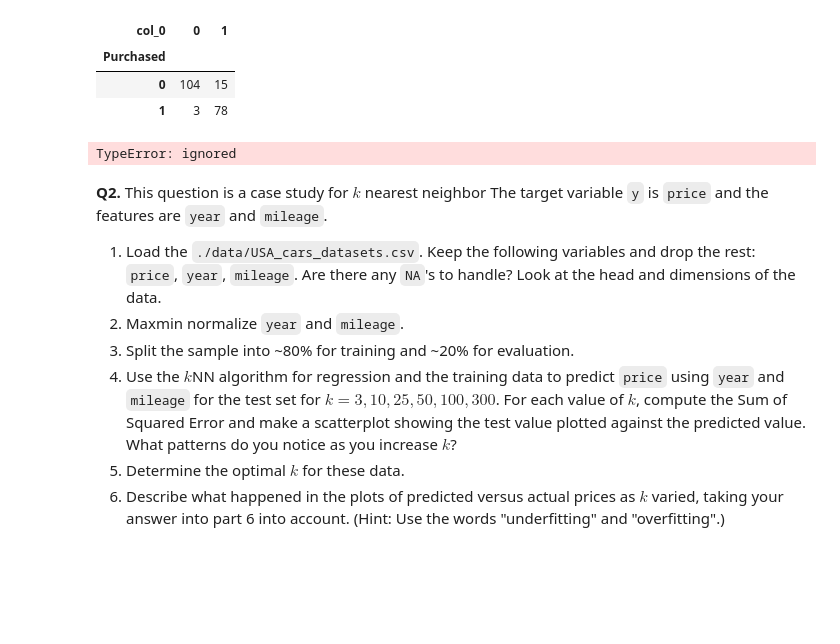
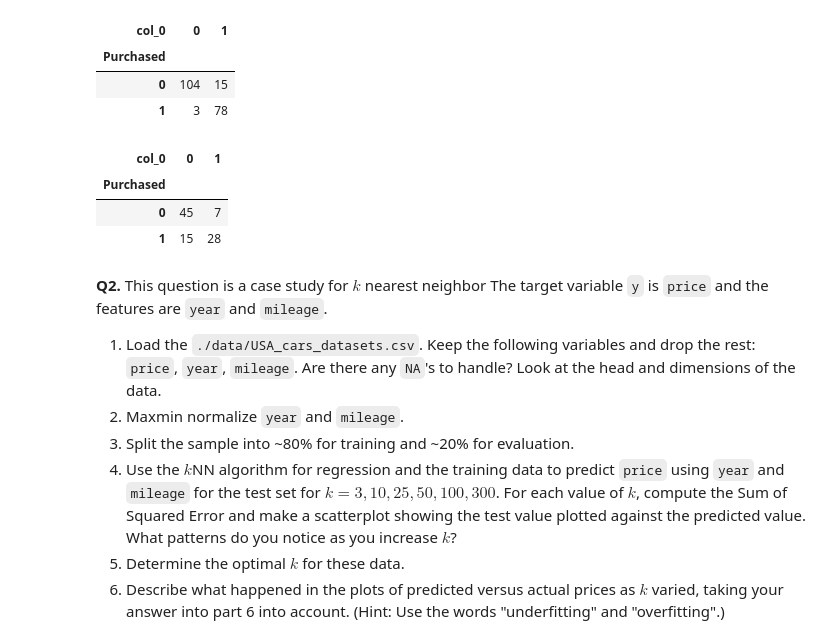
Before and after one commit to ToriStoner/assignment3, a Jupyter notebook: assignment_knn_and_kmc.ipynb, the cells around one changed output. Saved outputs shown, nothing was run; the diff lists cells and outputs as text; code cells hidden in the pictures; blank space fills up the shorter version.

```diff
--- a/assignment_knn_and_kmc.ipynb
+++ b/assignment_knn_and_kmc.ipynb
@@ -230,20 +223,29 @@ pd.crosstab(y_test,y_hat)
 # %%
 #7
 
 from sklearn.model_selection import train_test_split
 
 y = df['Purchased']
 X = df.loc[:,['Age','AnnualSalary','Gender']]
-X = X.apply(maxmin)
 
 X_train, X_test, y_train, y_test = train_test_split(X,y,test_size=.2,random_state=100)
 
 model = KNeighborsClassifier(n_neighbors=9)
-classifier_model = model.fit(X_train, y_train)
-y_hat = classifier_model.predict(X_test)
-pd.crosstab(y_test,y_hat)
+fitted_model = model.fit(X_train.drop('Gender',axis=1),y_train)
+y_hat = fitted_model.predict(X_test.drop('Gender',axis=1))
+
+y_hat_M = y_hat[ X_test['Gender'] == 'Male']
+y_hat_F = y_hat[ X_test['Gender'] == 'Female']
+y_M = y_test[ X_test['Gender'] == 'Male']
+y_F = y_test[ X_test['Gender'] == 'Female']
+
+pd.crosstab(y_F,y_hat_F)
+pd.crosstab(y_M,y_hat_M)
 # %% [output]
-TypeError: ignored
+| col_0 | 0 | 1 |
+| Purchased |  |  |
+| 0 | 45 | 7 |
+| 1 | 15 | 28 |
 # %% [markdown]
 **Q2.** This question is a case study for $k$ nearest neighbor The target variable `y` is `price` and the features are `year` and `mileage`.
 
```
Also changed, not shown: parts of 2 cells of this notebook.
